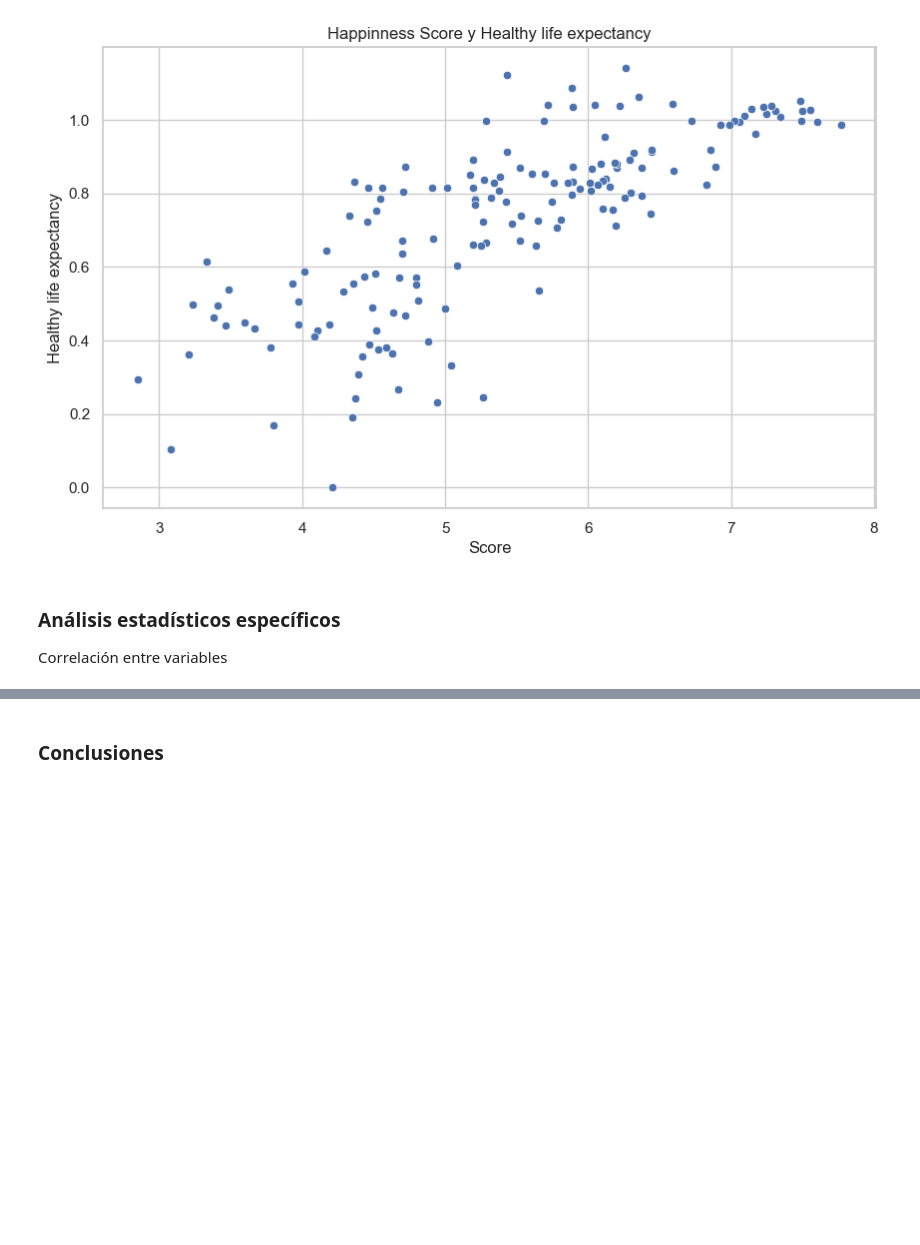
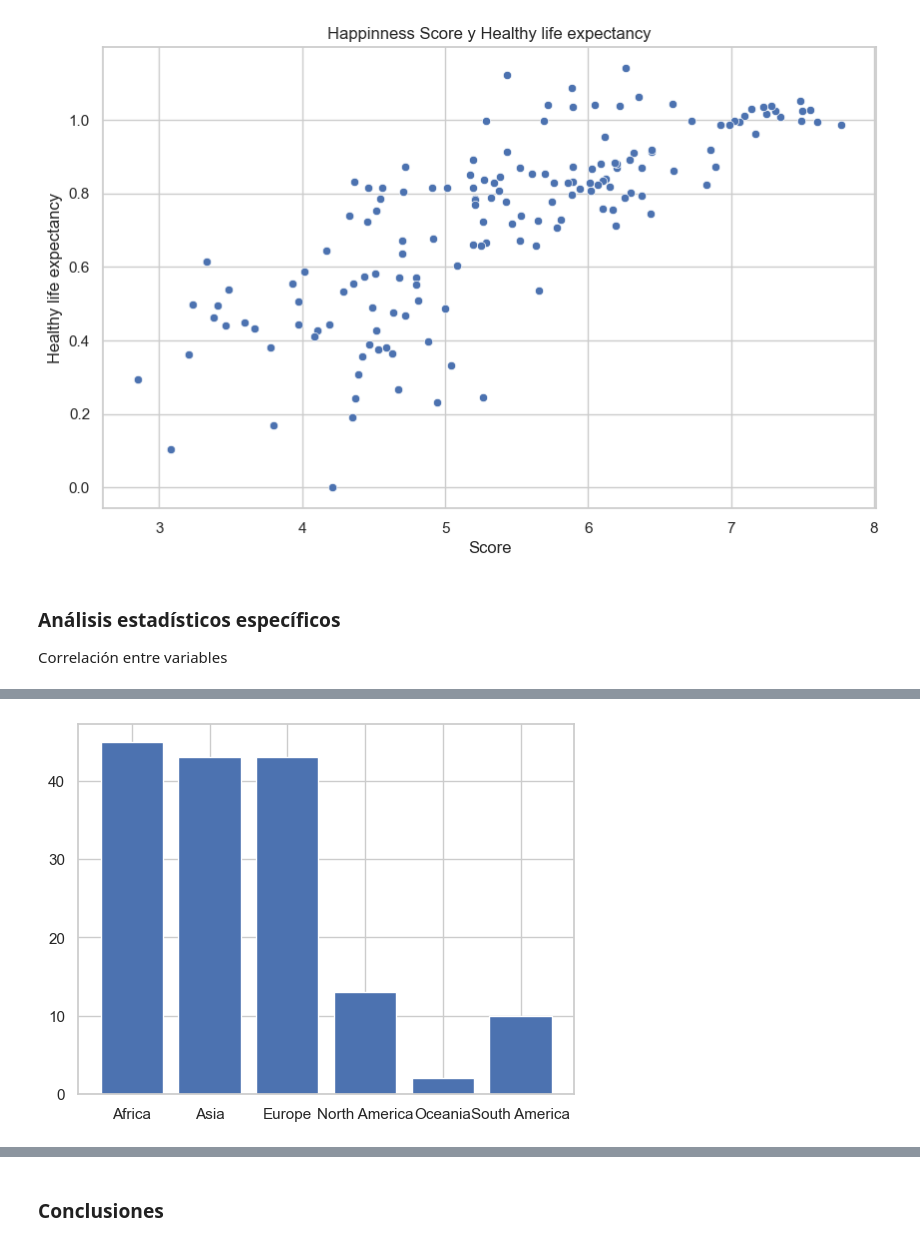
Before and after one commit to Javi111003/Happinness-World-Ranking-Stats, a Jupyter notebook: main.ipynb, the cells around one changed output, grey strips where cells are left out. Cells and saved outputs as stored; diff of their text form; code cells hidden in the pictures; blank space fills up the shorter version.

```diff
--- a/main.ipynb
+++ b/main.ipynb
@@ -136,0 +152,3 @@ print(f'T-statistic: {t_stat}, P-value: {p_value}')
+# %%
+continents_groups = df.groupby('Continent')['Continent'].agg('count')
+continents_groups
@@ -136,0 +164,5 @@ print(f'T-statistic: {t_stat}, P-value: {p_value}')
+# %%
+plt.bar(continents_groups.index, continents_groups.values)
+plt.show()
+# %% [output]
+[figure, added]
```
Also changed, not shown: parts of 15 cells of this notebook.
